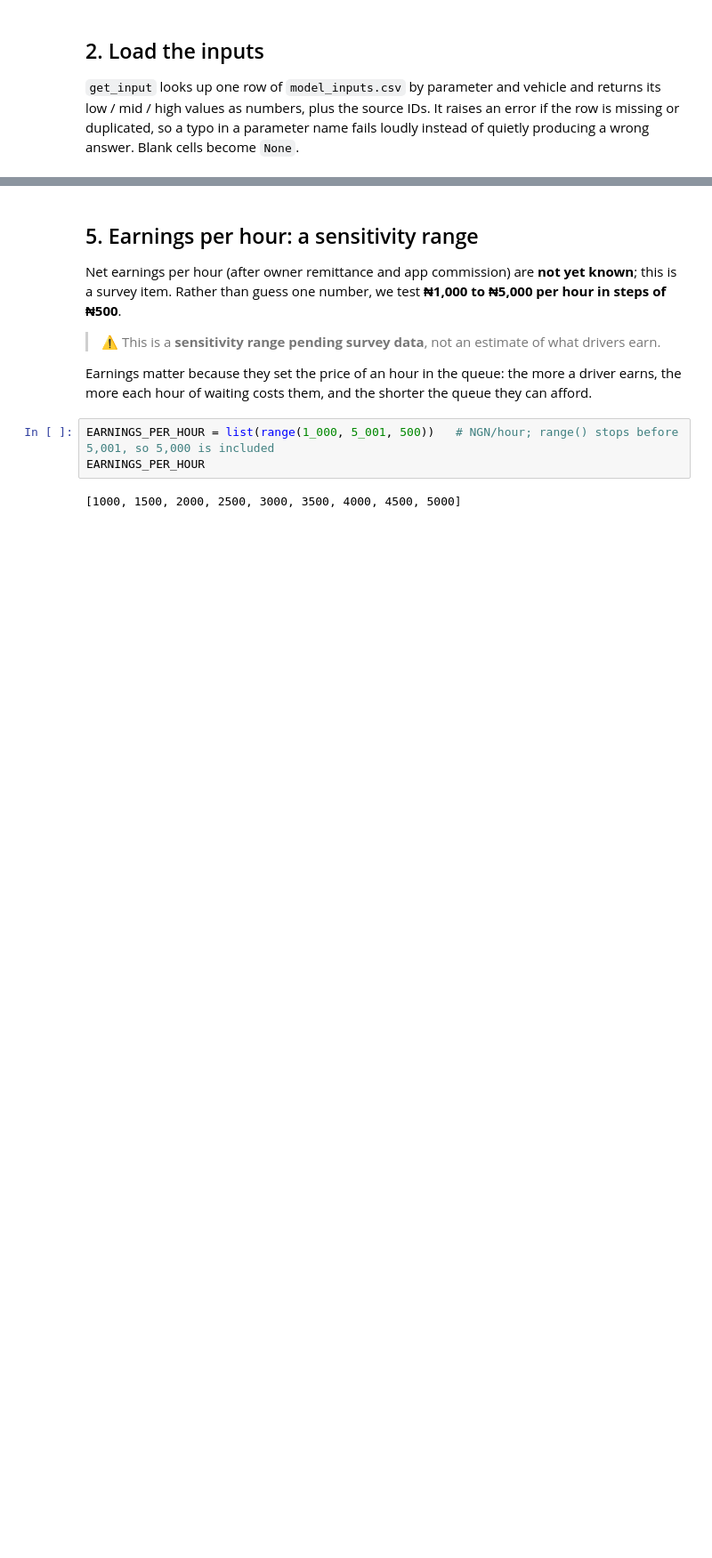
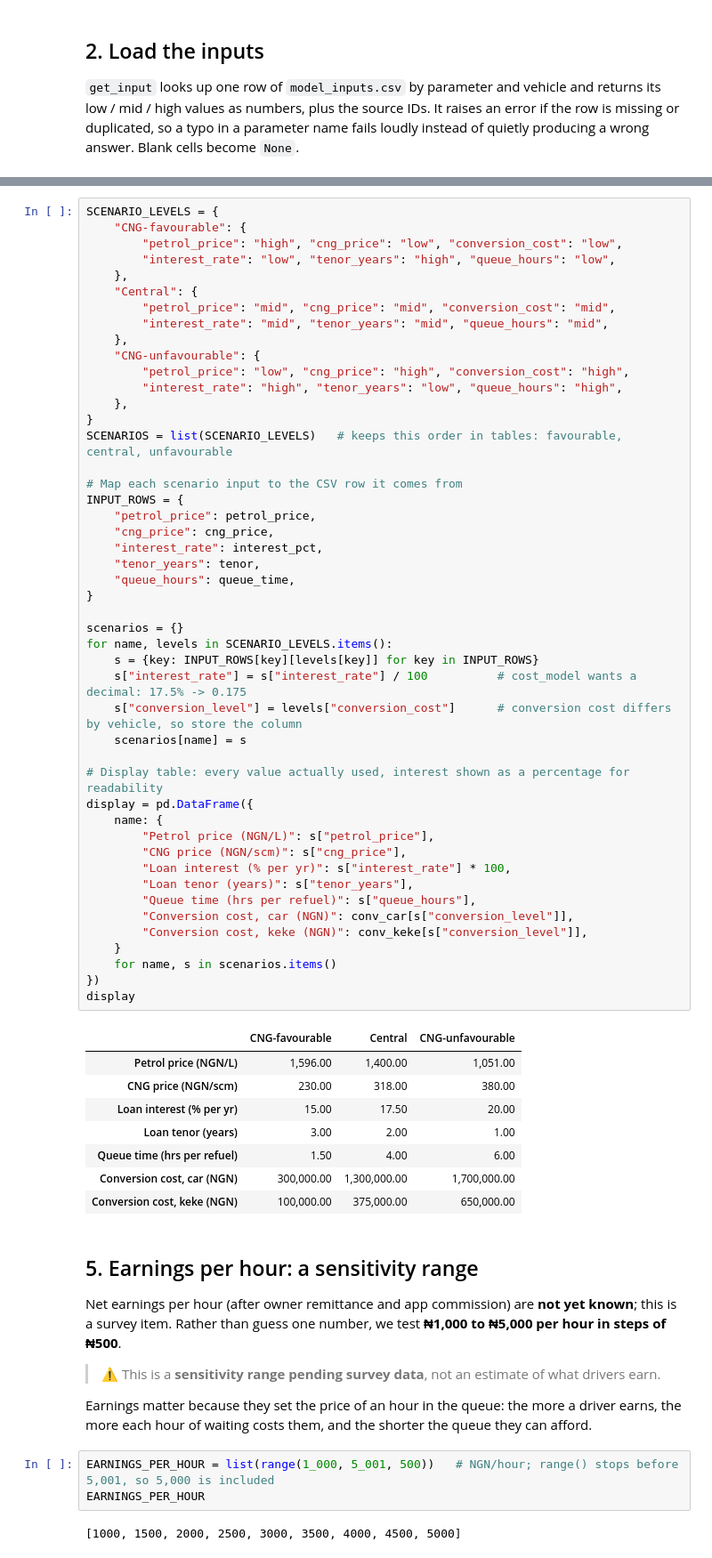
Before and after one commit to malikbadmus79-max/nigeria-cng-policy, a Jupyter notebook: notebooks/02_cost_model.ipynb, the cells around one changed output, grey strips where cells are left out. Shown at 89% size. Drawn from its saved outputs; the diff is of its cells as text; blank space fills up the shorter version.

```diff
--- a/notebooks/02_cost_model.ipynb
+++ b/notebooks/02_cost_model.ipynb
@@ -172,3 +162,59 @@ display_scenarios.rename(index={"interest_rate": "interest_rate_pct"})
+# %%
+SCENARIO_LEVELS = {
+    "CNG-favourable": {
+        "petrol_price": "high", "cng_price": "low", "conversion_cost": "low",
+        "interest_rate": "low", "tenor_years": "high", "queue_hours": "low",
+    },
+    "Central": {
+        "petrol_price": "mid", "cng_price": "mid", "conversion_cost": "mid",
+        "interest_rate": "mid", "tenor_years": "mid", "queue_hours": "mid",
+    },
+    "CNG-unfavourable": {
+        "petrol_price": "low", "cng_price": "high", "conversion_cost": "high",
+        "interest_rate": "high", "tenor_years": "low", "queue_hours": "high",
+    },
+}
+SCENARIOS = list(SCENARIO_LEVELS)   # keeps this order in tables: favourable, central, unfavourable
+
+# Map each scenario input to the CSV row it comes from
+INPUT_ROWS = {
+    "petrol_price": petrol_price,
+    "cng_price": cng_price,
+    "interest_rate": interest_pct,
+    "tenor_years": tenor,
+    "queue_hours": queue_time,
+}
+
+scenarios = {}
+for name, levels in SCENARIO_LEVELS.items():
+    s = {key: INPUT_ROWS[key][levels[key]] for key in INPUT_ROWS}
+    s["interest_rate"] = s["interest_rate"] / 100          # cost_model wants a decimal: 17.5% -> 0.175
+    s["conversion_level"] = levels["conversion_cost"]      # conversion cost differs by vehicle, so store the column
+    scenarios[name] = s
+
+# Display table: every value actually used, interest shown as a percentage for readability
+display = pd.DataFrame({
+    name: {
+        "Petrol price (NGN/L)": s["petrol_price"],
+        "CNG price (NGN/scm)": s["cng_price"],
+        "Loan interest (% per yr)": s["interest_rate"] * 100,
+        "Loan tenor (years)": s["tenor_years"],
+        "Queue time (hrs per refuel)": s["queue_hours"],
+        "Conversion cost, car (NGN)": conv_car[s["conversion_level"]],
+        "Conversion cost, keke (NGN)": conv_keke[s["conversion_level"]],
+    }
+    for name, s in scenarios.items()
+})
+display
+# %% [output]
+|  | CNG-favourable | Central | CNG-unfavourable |
+| Petrol price (NGN/L) | 1,596.00 | 1,400.00 | 1,051.00 |
+| CNG price (NGN/scm) | 230.00 | 318.00 | 380.00 |
+| Loan interest (% per yr) | 15.00 | 17.50 | 20.00 |
+| Loan tenor (years) | 3.00 | 2.00 | 1.00 |
+| Queue time (hrs per refuel) | 1.50 | 4.00 | 6.00 |
+| Conversion cost, car (NGN) | 300,000.00 | 1,300,000.00 | 1,700,000.00 |
+| Conversion cost, keke (NGN) | 100,000.00 | 375,000.00 | 650,000.00 |
 # %% [markdown]
 ## 5. Earnings per hour: a sensitivity range
 
```
Also changed, not shown: parts of 22 cells of this notebook, 2 other files.
